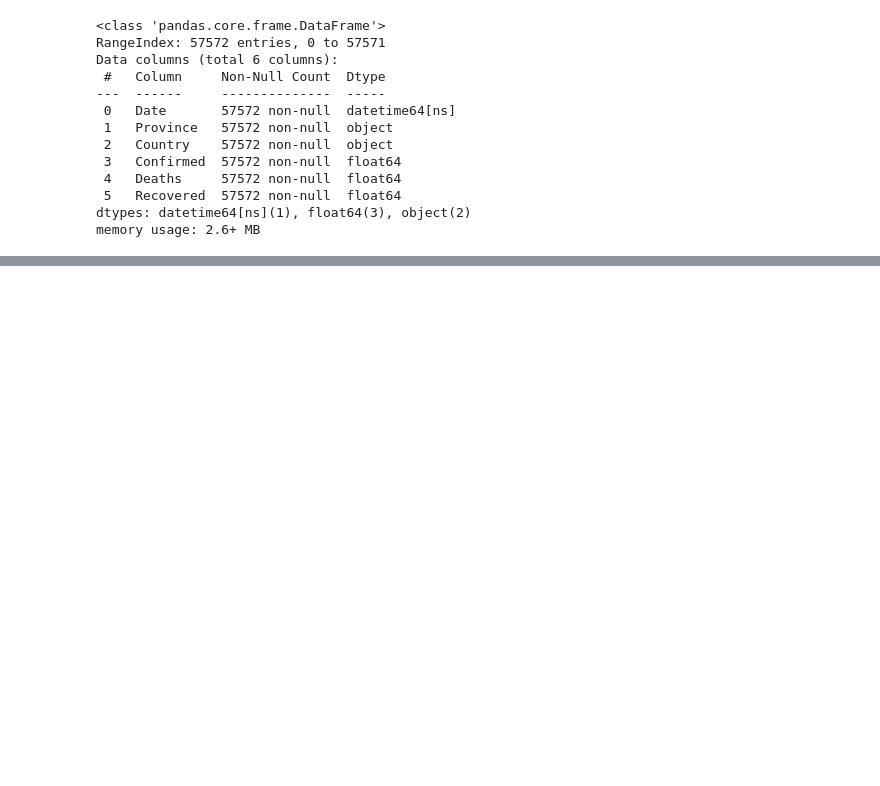
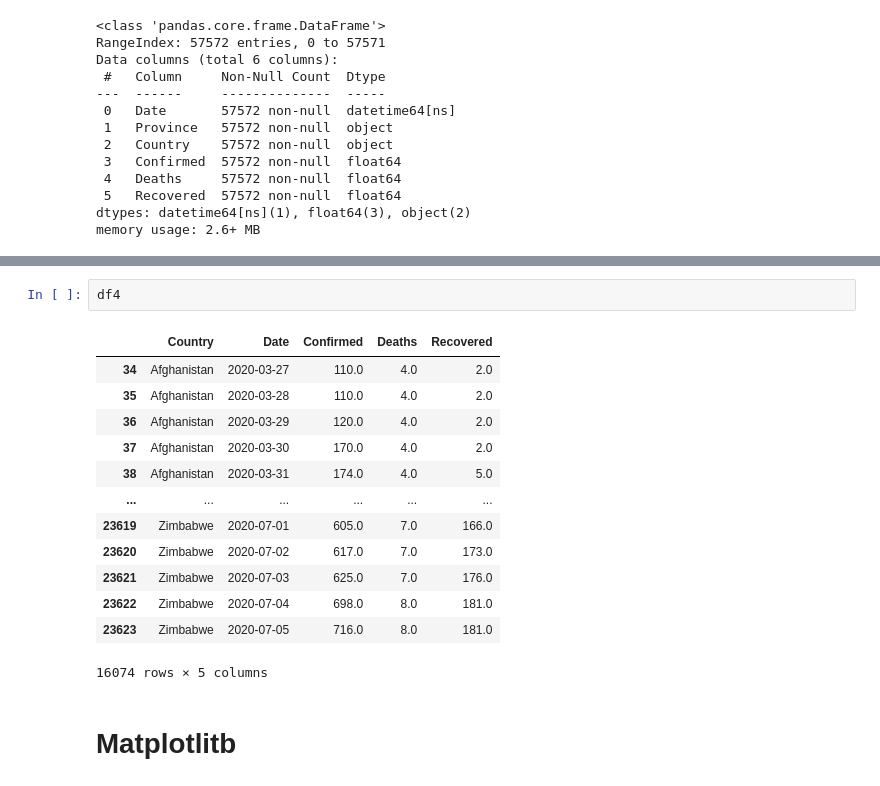
Before and after one commit to DaudAhmad0303/Python-for-data-science-practice, a Jupyter notebook: Step Into Data Science.ipynb, the cells around one changed output, grey strips where cells are left out. Drawn from its saved outputs; the diff is of its cells as text; blank space fills up the shorter version.

```diff
--- a/Step Into Data Science.ipynb
+++ b/Step Into Data Science.ipynb
@@ -1082,0 +1127,18 @@ df
+# %%
+df4
+# %% [output]
+|  | Country | Date | Confirmed | Deaths | Recovered |
+| 34 | Afghanistan | 2020-03-27 | 110.0 | 4.0 | 2.0 |
+| 35 | Afghanistan | 2020-03-28 | 110.0 | 4.0 | 2.0 |
+| 36 | Afghanistan | 2020-03-29 | 120.0 | 4.0 | 2.0 |
+| 37 | Afghanistan | 2020-03-30 | 170.0 | 4.0 | 2.0 |
+| 38 | Afghanistan | 2020-03-31 | 174.0 | 4.0 | 5.0 |
+| ... | ... | ... | ... | ... | ... |
+| 23619 | Zimbabwe | 2020-07-01 | 605.0 | 7.0 | 166.0 |
+| 23620 | Zimbabwe | 2020-07-02 | 617.0 | 7.0 | 173.0 |
+| 23621 | Zimbabwe | 2020-07-03 | 625.0 | 7.0 | 176.0 |
+| 23622 | Zimbabwe | 2020-07-04 | 698.0 | 8.0 | 181.0 |
+| 23623 | Zimbabwe | 2020-07-05 | 716.0 | 8.0 | 181.0 |
+16074 rows × 5 columns
+# %% [markdown]
+# Matplotlitb
```
Also changed, not shown: parts of 9 cells of this notebook.
